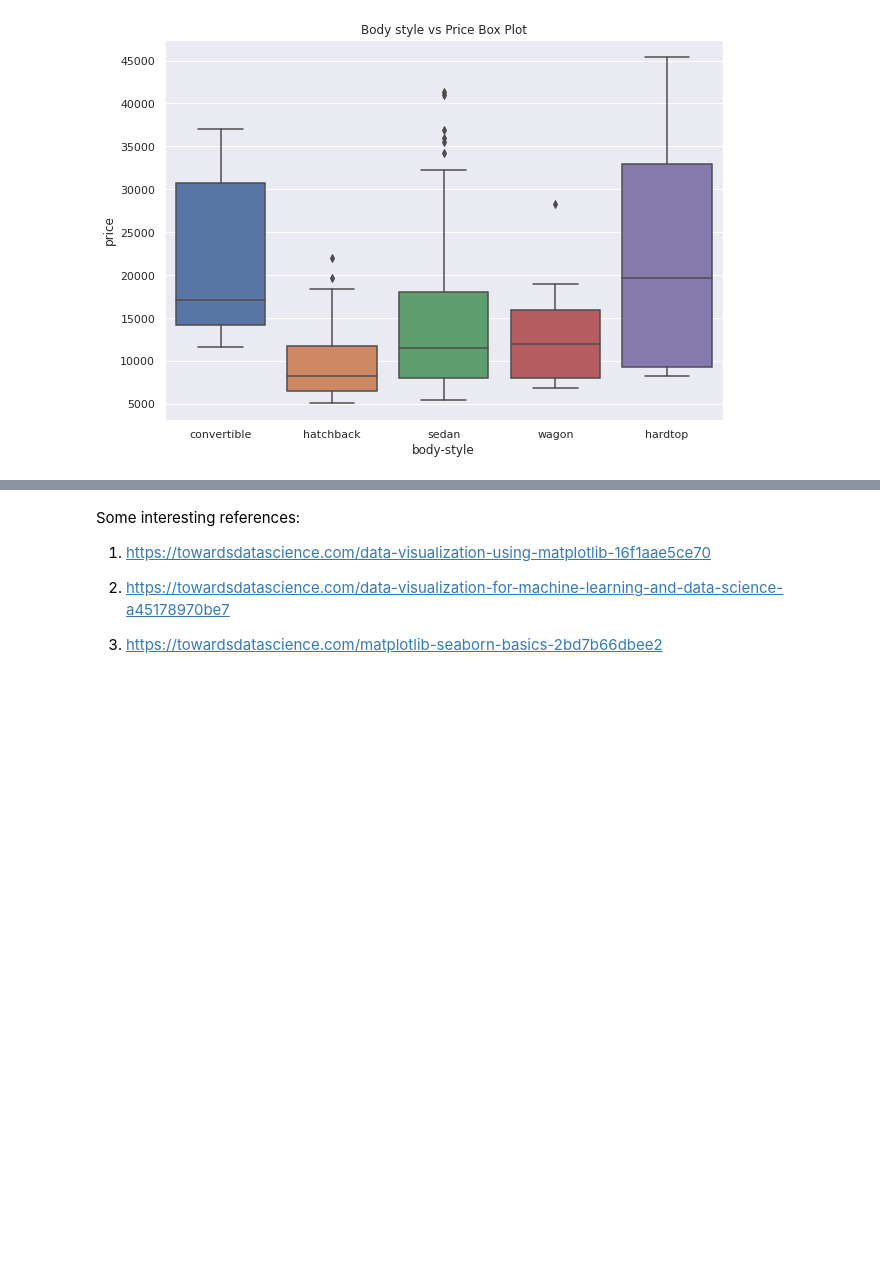
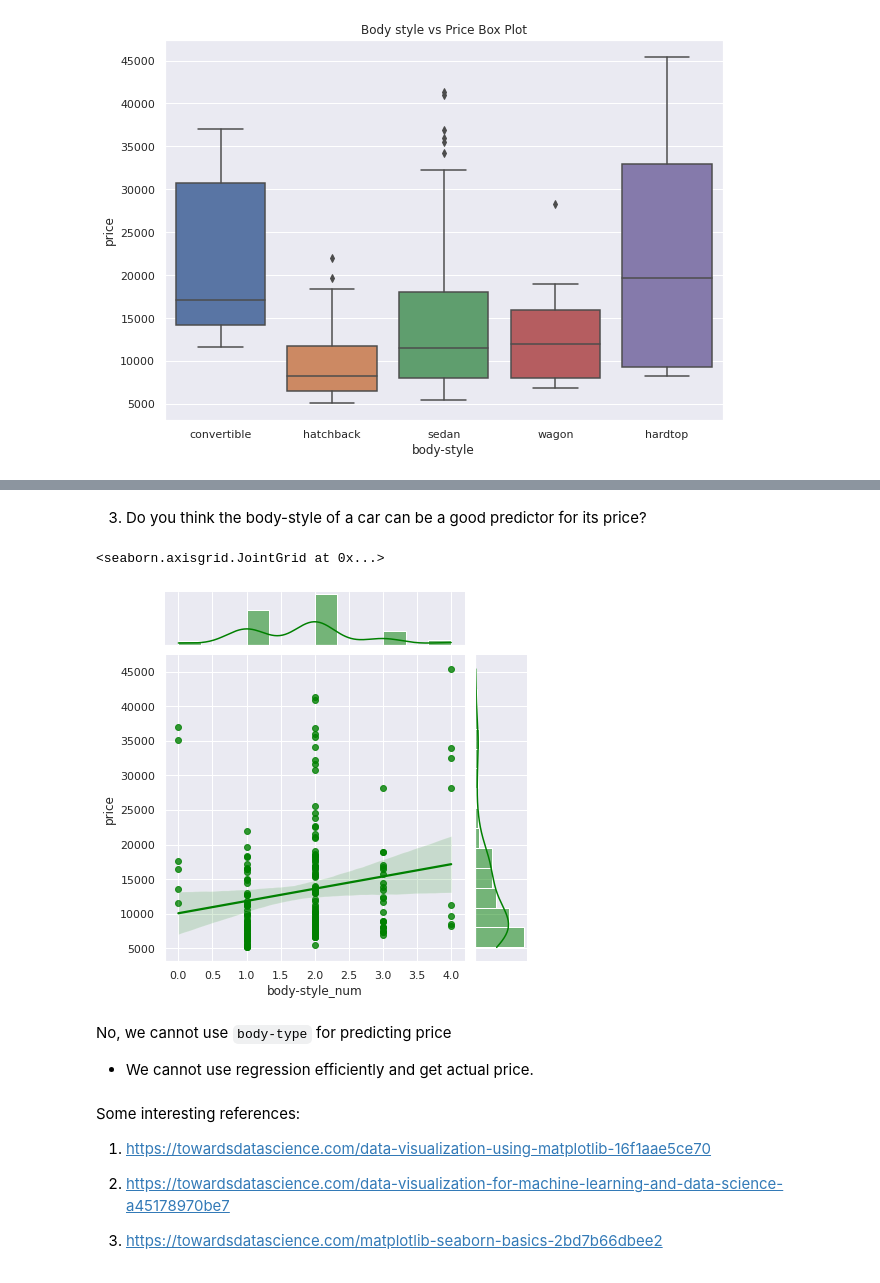
Before and after one commit to kowsiknd/FMML-Labs, a Jupyter notebook: Module_2_Lab_1.ipynb, the cells around one changed output, grey strips where cells are left out. Cells and saved outputs as stored; diff of their text form; code cells hidden in the pictures; blank space fills up the shorter version.

```diff
--- a/Module_2_Lab_1.ipynb
+++ b/Module_2_Lab_1.ipynb
@@ -186,3 +222,16 @@ Text(0.5, 1.0, 'Body style vs Price Box Plot')
+# %% [markdown]
+3.  Do you think the body-style of a car can be a good predictor for its price?
+# %%
+l = ['convertible', 'hatchback', 'sedan', 'wagon', 'hardtop']
+X["body-style_num"] = X["body-style"].apply(lambda x: l.index(x))
+# %%
+sns.jointplot(x=X["body-style_num"], y=y, kind="reg", color="green")
+# %% [output]
+<seaborn.axisgrid.JointGrid at 0x...>
+[figure, added]
+# %% [markdown]
+No, we cannot use `body-type` for predicting price
+* We cannot use regression efficiently and get actual price.
 # %% [markdown]
 Some interesting references:
 
```
Also changed, not shown: parts of 7 cells of this notebook.
